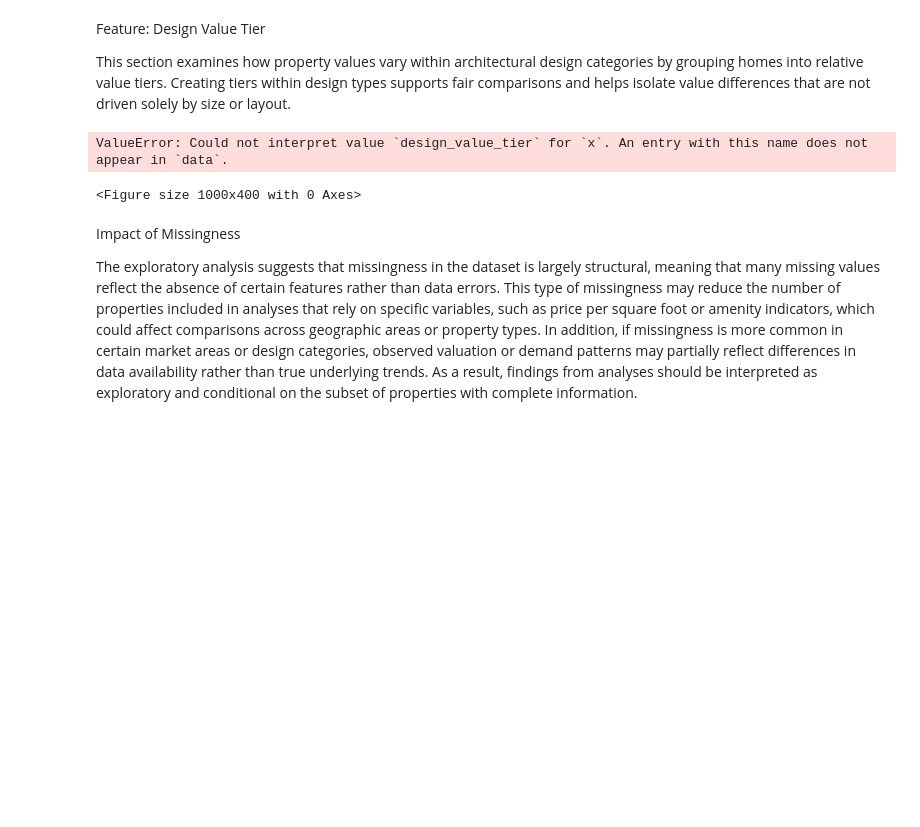
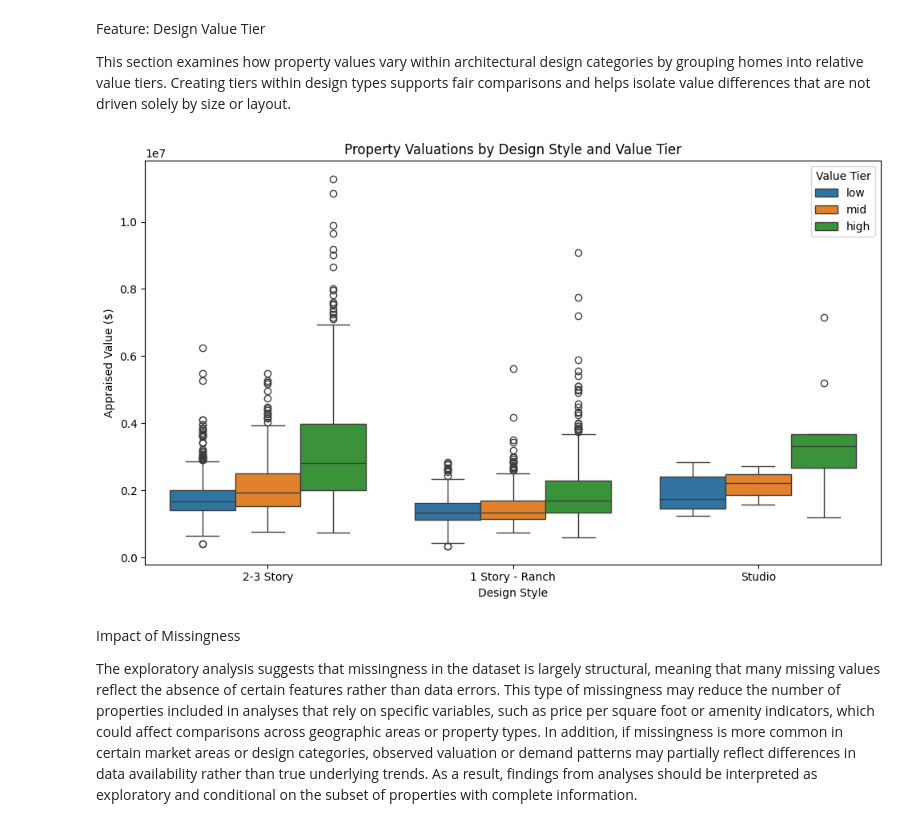
Before and after one commit to theaaron/boulder-homes, a Jupyter notebook: final.ipynb, the cells around one changed output. Saved outputs shown, nothing was run; the diff lists cells and outputs as text; code cells hidden in the pictures; blank space fills up the shorter version.

```diff
--- a/final.ipynb
+++ b/final.ipynb
@@ -752,19 +748,37 @@ Feature: Design Value Tier
 
 This section examines how property values vary within architectural design categories by grouping homes into relative value tiers. Creating tiers within design types supports fair comparisons and helps isolate value differences that are not driven solely by size or layout.
 # %%
-plt.figure(figsize=(10,4))
-sns.countplot(
-    data=df,
-    x="design_value_tier"
+# recreate design_value_tier in case df was overwritten
+df['price_per_sqft'] = df['total_appraised_val'] / df['total_finished_sqft']
+
+def assign_tier(group):
+    try:
+        return pd.qcut(group['price_per_sqft'], q=3, labels=['low', 'mid', 'high'], duplicates='drop')
+    except ValueError:
+        return pd.Series(['mid'] * len(group), index=group.index)
+
+df['design_value_tier'] = df.groupby('design', group_keys=False).apply(assign_tier, include_groups=False)
+
+# filter to just the main design types
+designs_to_show = ['2-3 Story', '1 Story - Ranch', 'Studio']
+plot_df = df[df['design'].isin(designs_to_show)]
+
+plt.figure(figsize=(10, 6))
+sns.boxplot(
+    data=plot_df,
+    x="design",
+    y="total_appraised_val",
+    hue="design_value_tier",
+    order=designs_to_show
 )
-plt.title("Overall Distribution of Design Value Tiers")
-plt.xlabel("Design Value Tier")
-plt.ylabel("Number of Properties")
+plt.title("Property Valuations by Design Style and Value Tier")
+plt.xlabel("Design Style")
+plt.ylabel("Appraised Value ($)")
+plt.legend(title="Value Tier")
 plt.tight_layout()
 plt.show()
 # %% [output]
-ValueError: Could not interpret value `design_value_tier` for `x`. An entry with this name does not appear in `data`.
-<Figure size 1000x400 with 0 Axes>
+[figure, added]
 # %% [markdown]
 Impact of Missingness
 
```
Also changed, not shown: parts of 12 cells of this notebook.
